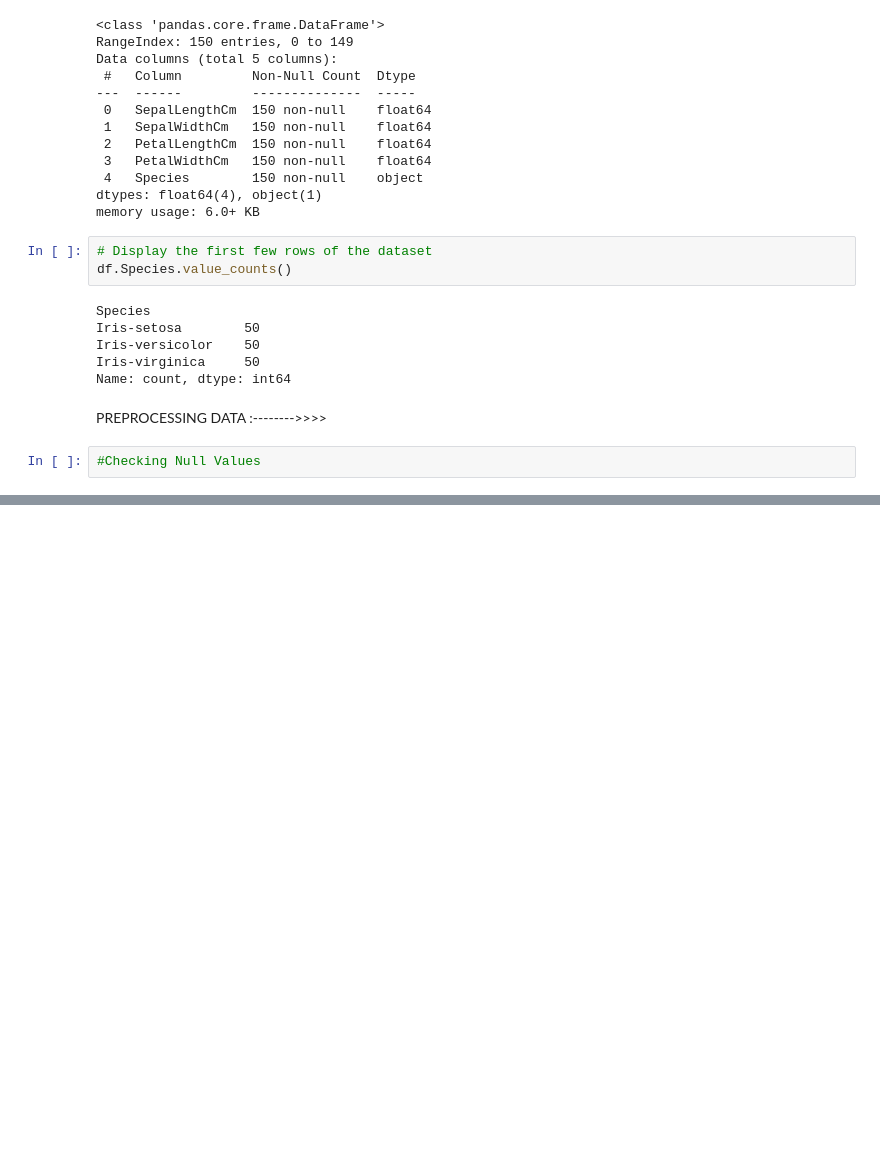
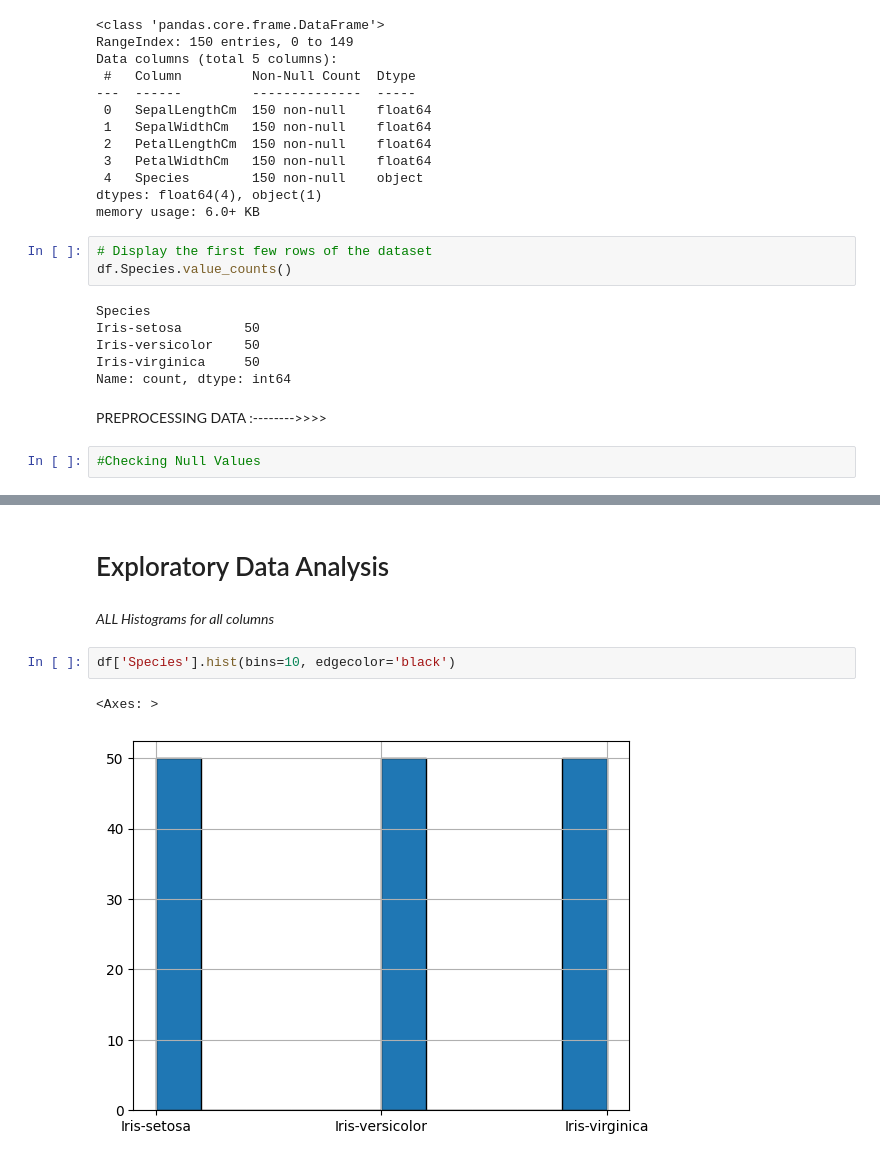
Before and after one commit to DhruvJyotiDas/Data-Science-Projects-2025, a Jupyter notebook: IRIS DATASET/app.ipynb, the cells around one changed output, grey strips where cells are left out. Saved outputs shown, nothing was run; the diff lists cells and outputs as text; blank space fills up the shorter version.

```diff
--- a/IRIS DATASET/app.ipynb
+++ b/IRIS DATASET/app.ipynb
@@ -85,0 +95,9 @@ PREPROCESSING DATA :-------->>>>
+# %% [markdown]
+# Exploratory Data Analysis
+# %% [markdown]
+*ALL Histograms for all columns*
+# %%
+df['Species'].hist(bins=10, edgecolor='black')
+# %% [output]
+<Axes: >
+[figure, added]
```
Also changed, not shown: parts of 26 cells of this notebook.
